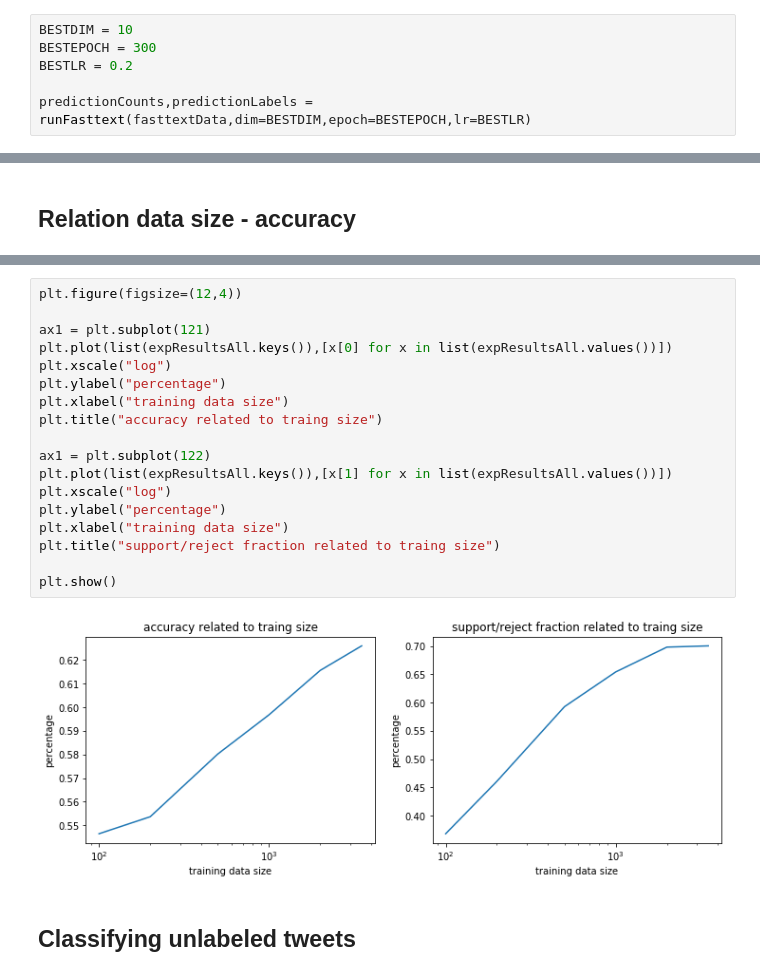
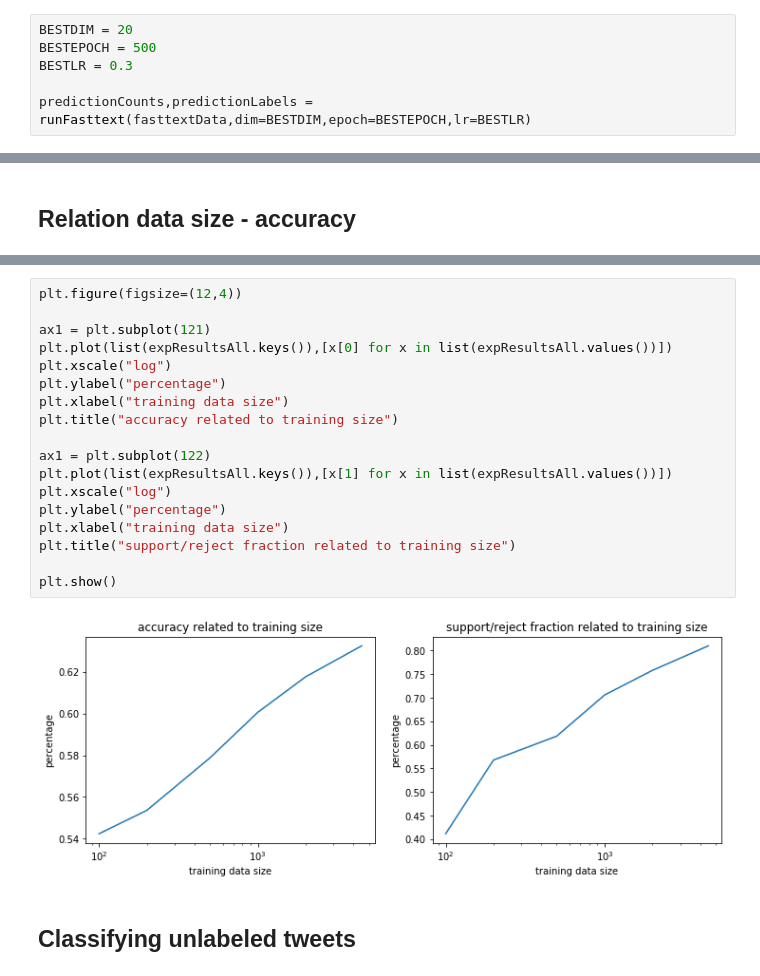
Before and after one commit to puregome/notebooks, a Jupyter notebook: fasttext.ipynb, the cells around one changed output, grey strips where cells are left out. Drawn from its saved outputs; the diff is of its cells as text.

```diff
--- a/fasttext.ipynb
+++ b/fasttext.ipynb
@@ -229,9 +229,9 @@ scores[key] = evaluate(predictionCounts,predictionLabels,fasttextData)
 # %% [markdown]
 ## Run with best parameters
 # %%
-BESTDIM = 10
-BESTEPOCH = 300
-BESTLR = 0.2
+BESTDIM = 20
+BESTEPOCH = 500
+BESTLR = 0.3
 
 predictionCounts,predictionLabels = runFasttext(fasttextData,dim=BESTDIM,epoch=BESTEPOCH,lr=BESTLR)
 # %% [output]
@@ -329,23 +329,23 @@ for trainingSize in [100,200,500,1000,2000,5000]:
 # %%
 plt.figure(figsize=(12,4))
 
 ax1 = plt.subplot(121)
 plt.plot(list(expResultsAll.keys()),[x[0] for x in list(expResultsAll.values())])
 plt.xscale("log")
 plt.ylabel("percentage")
 plt.xlabel("training data size")
-plt.title("accuracy related to traing size")
+plt.title("accuracy related to training size")
 
 ax1 = plt.subplot(122)
 plt.plot(list(expResultsAll.keys()),[x[1] for x in list(expResultsAll.values())])
 plt.xscale("log")
 plt.ylabel("percentage")
 plt.xlabel("training data size")
-plt.title("support/reject fraction related to traing size")
+plt.title("support/reject fraction related to training size")
 
 plt.show()
 # %% [output]
-[figure, old version]
+[figure, new version]
 # %% [markdown]
 ## Classifying unlabeled tweets
 # %%
```
Also changed, not shown: parts of 25 cells of this notebook.
